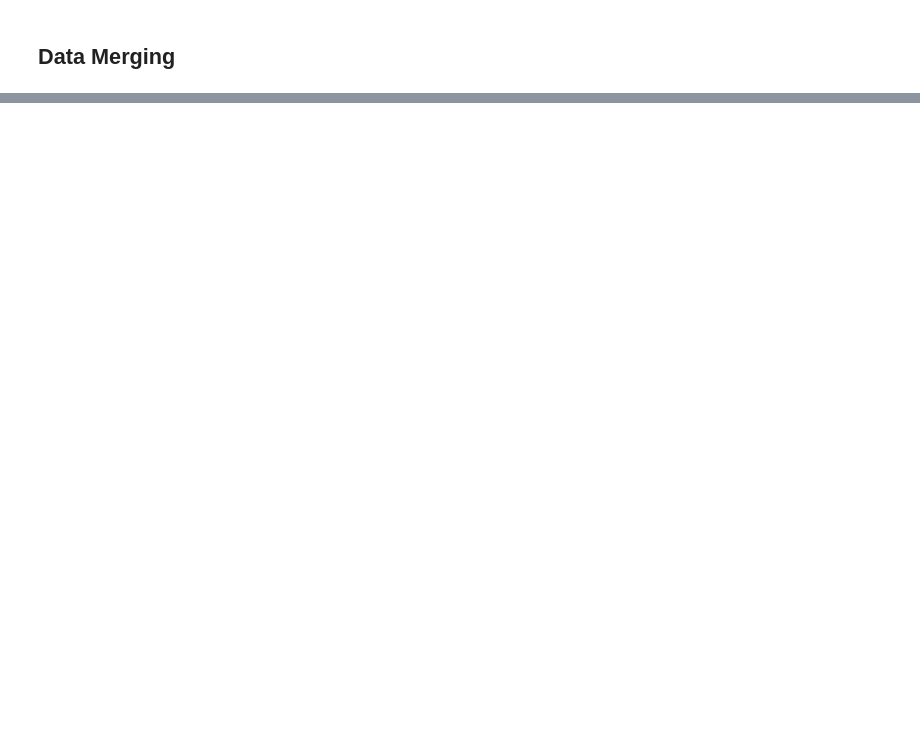
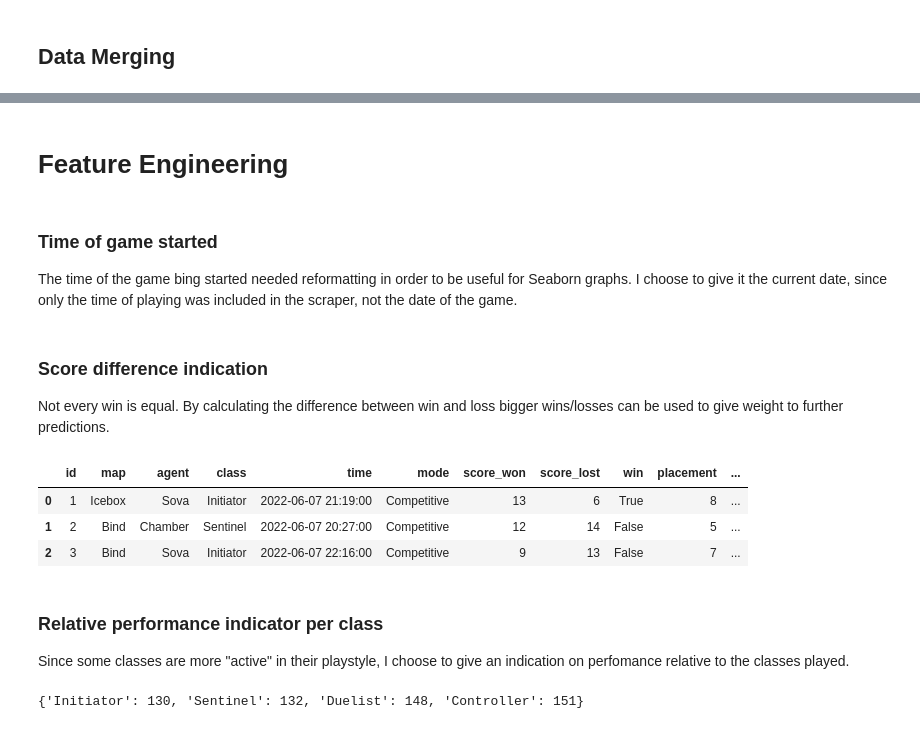
Before and after one commit to sjerrietukkel/valorant_team_predictor, a Jupyter notebook: pred.ipynb, the cells around one changed output, grey strips where cells are left out. Drawn from its saved outputs; the diff is of its cells as text; code cells hidden in the pictures; blank space fills up the shorter version.

```diff
--- a/pred.ipynb
+++ b/pred.ipynb
@@ -50,0 +53,6 @@ memory usage: 94.9+ KB
+# %% [markdown]
+# Feature Engineering
+# %% [markdown]
+### Time of game started
+
+The time of the game bing started needed reformatting in order to be useful for Seaborn graphs. I choose to give it the current date, since only the time of playing was included in the scraper, not the date of the game.
@@ -50,0 +63,44 @@ memory usage: 94.9+ KB
+# %% [markdown]
+### Score difference indication
+Not every win is equal. By calculating the difference between win and loss bigger wins/losses can be used to give weight to further predictions.
+# %%
+# Calculates team perfomance based on the difference in score
+df["score_diff"] = df["score_won"] - df["score_lost"]
+
+def score_indication(score_diff):
+    if score_diff > 5:
+        return "big win"
+    elif score_diff < -5:
+        return "big loss"
+    elif score_diff > 0:
+        return "win"
+    elif score_diff < 0:
+        return "loss"
+    else:
+        return "draw"
+
+df["score_diff_indication"] = df["score_diff"].apply(score_indication)
+df.head(3)
+# %% [output]
+|  | id | map | agent | class | time | mode | score_won | score_lost | win | placement | ... |
+| 0 | 1 | Icebox | Sova | Initiator | 2022-06-07 21:19:00 | Competitive | 13 | 6 | True | 8 | ... |
+| 1 | 2 | Bind | Chamber | Sentinel | 2022-06-07 20:27:00 | Competitive | 12 | 14 | False | 5 | ... |
+| 2 | 3 | Bind | Sova | Initiator | 2022-06-07 22:16:00 | Competitive | 9 | 13 | False | 7 | ... |
+# %% [markdown]
+### Relative performance indicator per class
+
+Since some classes are more "active" in their playstyle, I choose to give an indication on perfomance relative to the classes played.
+# %%
+# get average combat score per class
+def get_avg_combat_score_per_class(df, class_name):
+    return df[df["class"] == class_name]["combat_score_total"].mean()
+
+# store average combat score per class in a dictionary
+avg_combat_score_per_class_dict = {}
+for class_name in df["class"].unique():
+    avg_combat_score_per_class = get_avg_combat_score_per_class(df, class_name)
+    avg_combat_score_per_class_dict[class_name] = int(avg_combat_score_per_class)
+
+print(avg_combat_score_per_class_dict)
+# %% [output]
+{'Initiator': 130, 'Sentinel': 132, 'Duelist': 148, 'Controller': 151}
```
Also changed, not shown: parts of 34 cells of this notebook, 8 other files.
